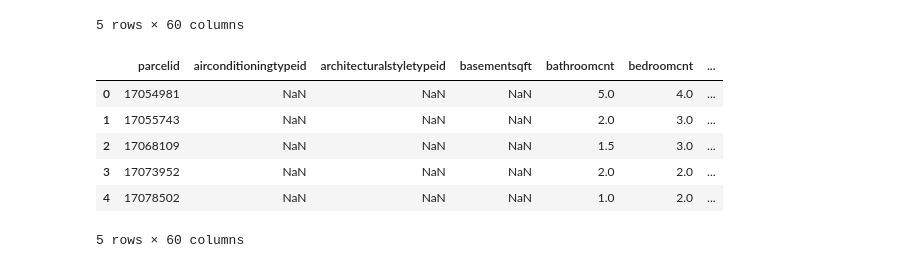
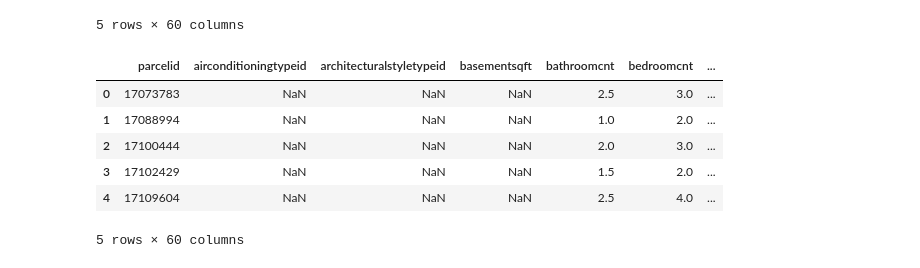
Before and after one commit to erstrong/INFO-7390-ADS-Fall-17-TeamNo., a Jupyter notebook: Mid-Term/Part 1 Exploratory Data Analysis.ipynb, the cells around one changed output. Cells and saved outputs as stored; diff of their text form; code cells hidden in the pictures.

```diff
--- a/Mid-Term/Part 1 Exploratory Data Analysis.ipynb
+++ b/Mid-Term/Part 1 Exploratory Data Analysis.ipynb
@@ -26,16 +28,16 @@ df_merged17.head()
 | 4 | 17078502 | NaN | NaN | NaN | 1.0 | 2.0 | ... |
 5 rows × 60 columns
 # %%
-df16 = pd.read_csv('properties_2017.csv', low_memory=False)
-df_transactions16 = pd.read_csv('train_2017.csv', low_memory=False)
+df16 = pd.read_csv('properties_2016.csv', low_memory=False)
+df_transactions16 = pd.read_csv('train_2016_v2.csv', low_memory=False)
 df_merged16 = pd.merge(df16, df_transactions16, on='parcelid', how='right')
 df_merged16.head()
 # %% [output]
 |  | parcelid | airconditioningtypeid | architecturalstyletypeid | basementsqft | bathroomcnt | bedroomcnt | ... |
-| 0 | 17054981 | NaN | NaN | NaN | 5.0 | 4.0 | ... |
-| 1 | 17055743 | NaN | NaN | NaN | 2.0 | 3.0 | ... |
-| 2 | 17068109 | NaN | NaN | NaN | 1.5 | 3.0 | ... |
-| 3 | 17073952 | NaN | NaN | NaN | 2.0 | 2.0 | ... |
-| 4 | 17078502 | NaN | NaN | NaN | 1.0 | 2.0 | ... |
+| 0 | 17073783 | NaN | NaN | NaN | 2.5 | 3.0 | ... |
+| 1 | 17088994 | NaN | NaN | NaN | 1.0 | 2.0 | ... |
+| 2 | 17100444 | NaN | NaN | NaN | 2.0 | 3.0 | ... |
+| 3 | 17102429 | NaN | NaN | NaN | 1.5 | 2.0 | ... |
+| 4 | 17109604 | NaN | NaN | NaN | 2.5 | 4.0 | ... |
 5 rows × 60 columns
 # %%
```
Also changed, not shown: parts of 87 cells of this notebook.
